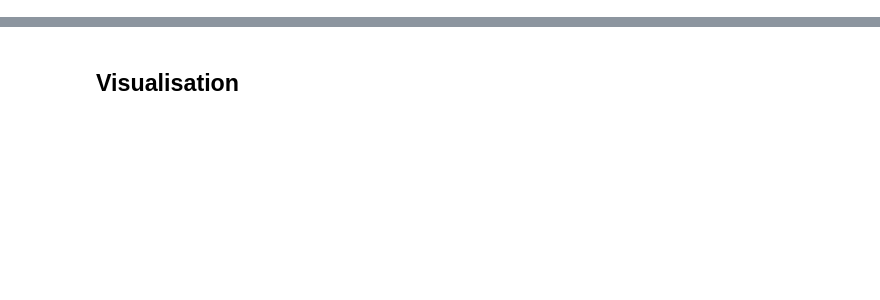
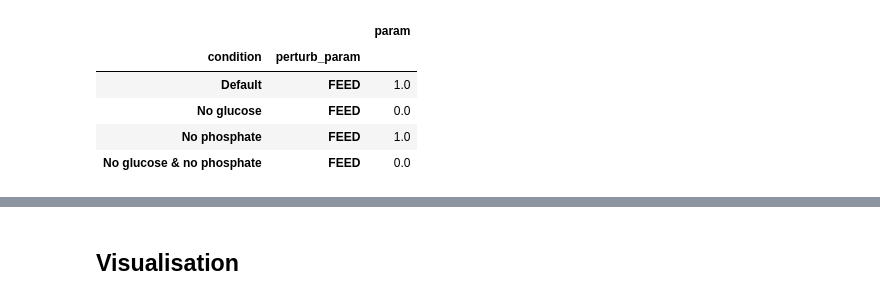
Before and after one commit to vivarium-collective/vivarium-kecoli, a Jupyter notebook: v2Ecoli-metab/examples/load_zarr.ipynb, the cells around one changed output, grey strips where cells are left out. Saved outputs shown, nothing was run; the diff lists cells and outputs as text; code cells hidden in the pictures; blank space fills up the shorter version.

```diff
--- a/v2Ecoli-metab/examples/load_zarr.ipynb
+++ b/v2Ecoli-metab/examples/load_zarr.ipynb
@@ -50,0 +70,9 @@ Group: /
+# %%
+P.param.to_dataframe()
+# %% [output]
+|  |  | param |
+| condition | perturb_param |  |
+| Default | FEED | 1.0 |
+| No glucose | FEED | 0.0 |
+| No phosphate | FEED | 1.0 |
+| No glucose & no phosphate | FEED | 0.0 |
```
Also changed, not shown: parts of 14 cells of this notebook, 2 other files.
